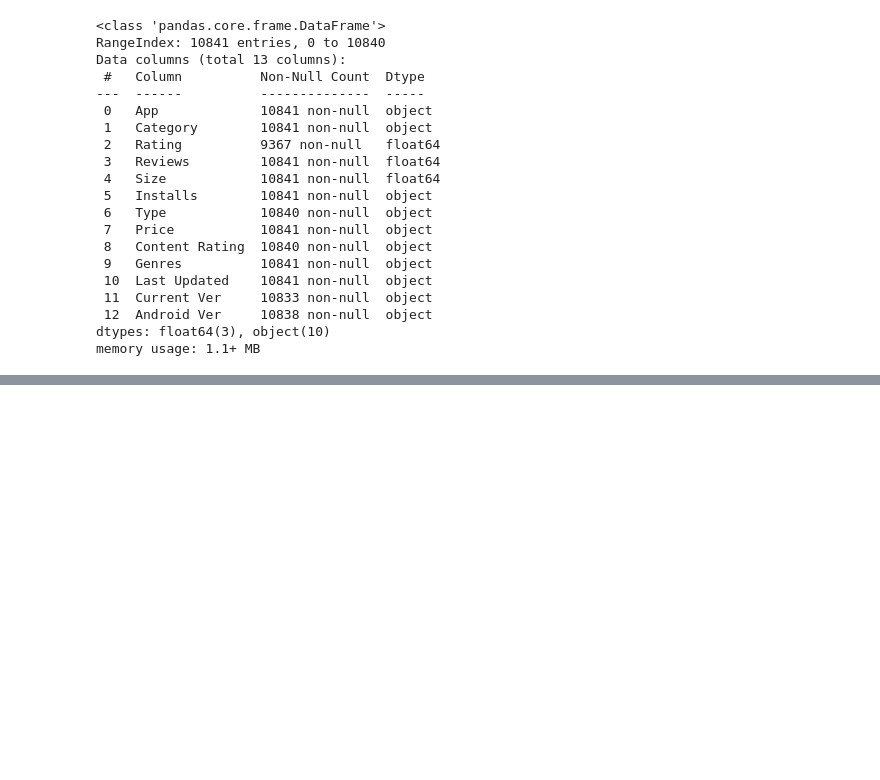
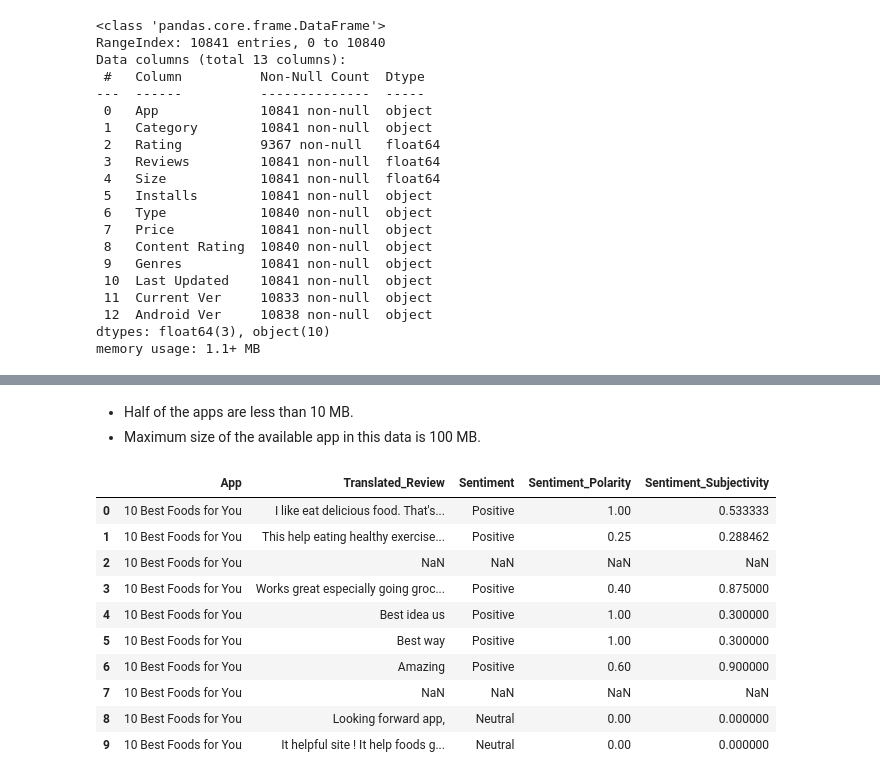
Before and after one commit to anupstar100/Google-Play-Store-App-Review-EDA-, a Jupyter notebook: Play_Store_App_Review_Analysis_Capstone_Project.ipynb, the cells around one changed output, grey strips where cells are left out. Drawn from its saved outputs; the diff is of its cells as text; code cells hidden in the pictures; blank space fills up the shorter version.

```diff
--- a/Play_Store_App_Review_Analysis_Capstone_Project.ipynb
+++ b/Play_Store_App_Review_Analysis_Capstone_Project.ipynb
@@ -269,0 +408,20 @@ Name: 58, dtype: object
+# %% [markdown]
+*  Half of the apps are less than 10 MB.
+*  Maximum size of the available app in this data is 100 MB.
+# %%
+# CHECKING FOR THE USER REVIEW DATAFRAME
+
+user_df = pd.read_csv('/content/drive/MyDrive/Datasets/EDA/PlayStore/Copy of User Reviews.csv')
+user_df.head(10)
+# %% [output]
+|  | App | Translated_Review | Sentiment | Sentiment_Polarity | Sentiment_Subjectivity |
+| 0 | 10 Best Foods for You | I like eat delicious food. That's... | Positive | 1.00 | 0.533333 |
+| 1 | 10 Best Foods for You | This help eating healthy exercise... | Positive | 0.25 | 0.288462 |
+| 2 | 10 Best Foods for You | NaN | NaN | NaN | NaN |
+| 3 | 10 Best Foods for You | Works great especially going groc... | Positive | 0.40 | 0.875000 |
+| 4 | 10 Best Foods for You | Best idea us | Positive | 1.00 | 0.300000 |
+| 5 | 10 Best Foods for You | Best way | Positive | 1.00 | 0.300000 |
+| 6 | 10 Best Foods for You | Amazing | Positive | 0.60 | 0.900000 |
+| 7 | 10 Best Foods for You | NaN | NaN | NaN | NaN |
+| 8 | 10 Best Foods for You | Looking forward app, | Neutral | 0.00 | 0.000000 |
+| 9 | 10 Best Foods for You | It helpful site ! It help foods g... | Neutral | 0.00 | 0.000000 |
```
Also changed, not shown: parts of 31 cells of this notebook.
